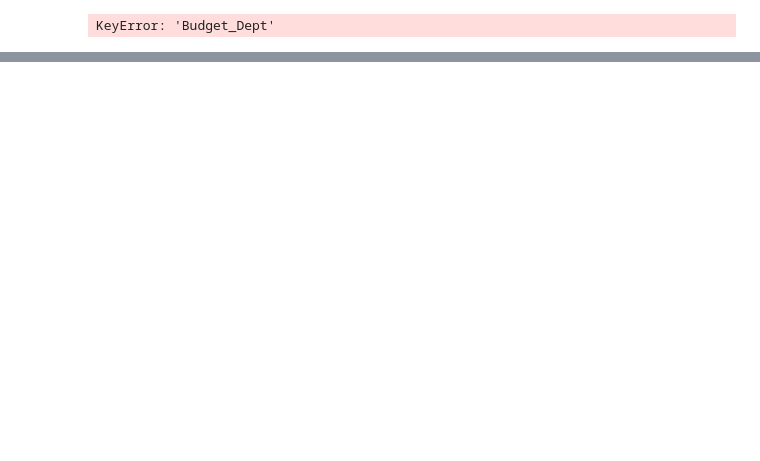
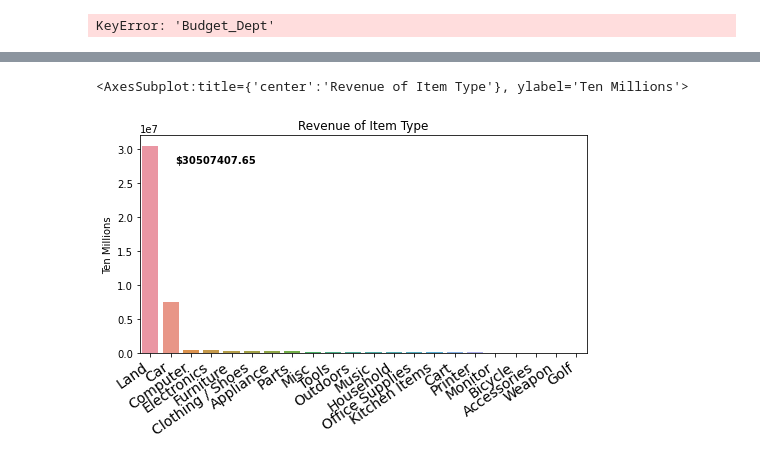
Before and after one commit to ausifer/nashville-gov-selling-stuff, a Jupyter notebook: notebooks/nashville_gov_selling_stuff.ipynb, the cells around one changed output, grey strips where cells are left out. Drawn from its saved outputs; the diff is of its cells as text; code cells hidden in the pictures; blank space fills up the shorter version.

```diff
--- a/notebooks/nashville_gov_selling_stuff.ipynb
+++ b/notebooks/nashville_gov_selling_stuff.ipynb
@@ -358,0 +397,5 @@ KeyError: 'Budget_Dept'
+# %%
+item_type_rev = ebid.groupby(["Item_Type"]).sum().sort_values("Net Sales", ascending=False)
+item_type_rev.drop(['CC Fee', 'Expenses', "Auction Fee Subtotal", 'Auction ID','Winning Bid'], axis=1, inplace=True)
+item_type_rev.reset_index(level=0, inplace=True)
+item_type_rev
@@ -358,0 +420,15 @@ KeyError: 'Budget_Dept'
+# %%
+ax = sns.barplot(x="Item_Type", y='Net Sales', data=item_type_rev)
+ax.set_xticklabels(ax.get_xticklabels(), rotation=35, ha="right")
+plt.rcParams["xtick.labelsize"] = 14
+plt.rcParams["figure.figsize"] = (8, 4)
+plt.xlabel("")
+plt.title("Revenue of Item Type")
+plt.ylabel("Ten Millions")
+max_ct_item_type_rev = "$"+str(max(item_type_rev['Net Sales']))
+plt.text(1+0.2, 28000000, max_ct_item_type_rev, horizontalalignment='left', size='medium', color='black', weight='semibold')
+
+ax
+# %% [output]
+<AxesSubplot:title={'center':'Revenue of Item Type'}, ylabel='Ten Millions'>
+[figure, added]
```
Also changed, not shown: parts of 17 cells of this notebook, 1 other file.
